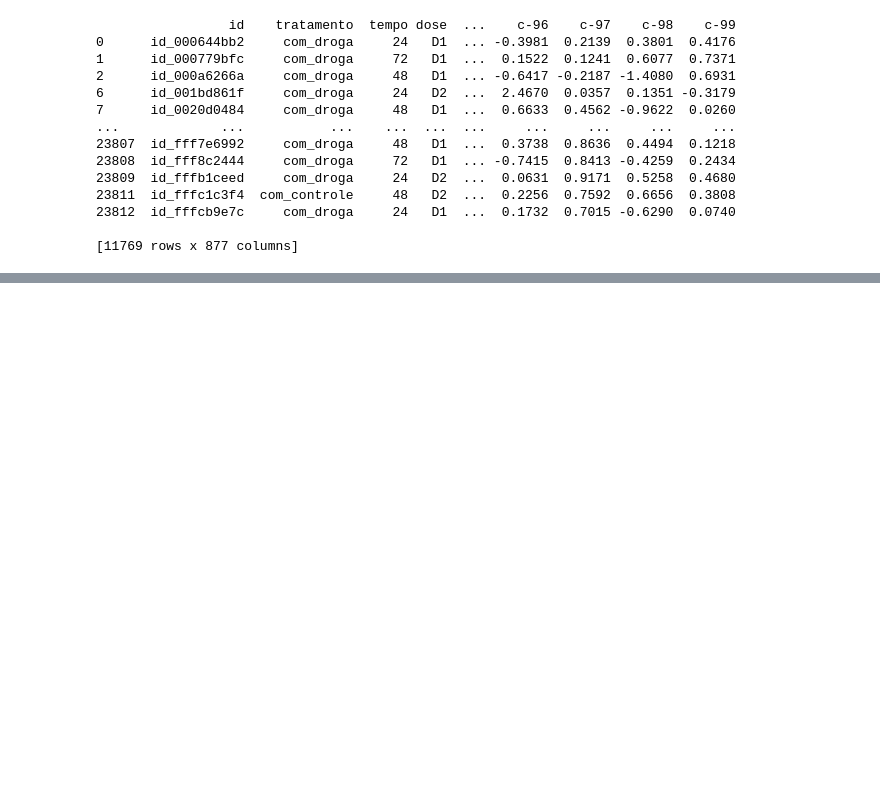
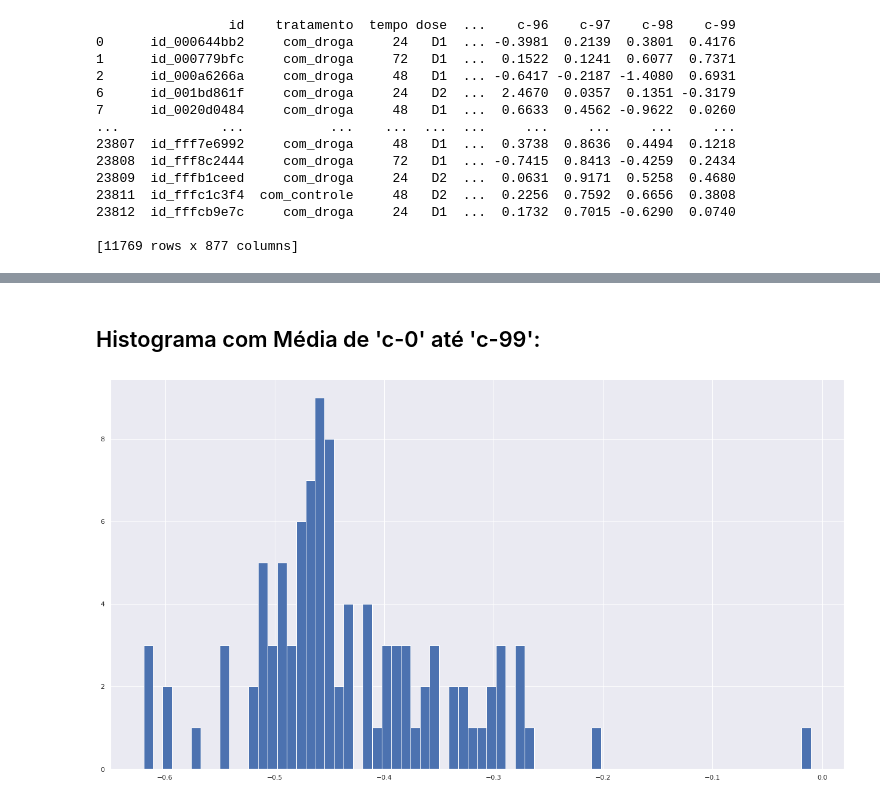
Before and after one commit to RFFSoftwareEngineering/DataScienceProject, a Jupyter notebook: DataScienceProject.ipynb, the cells around one changed output, grey strips where cells are left out. Saved outputs shown, nothing was run; the diff lists cells and outputs as text; code cells hidden in the pictures; blank space fills up the shorter version.

```diff
--- a/DataScienceProject.ipynb
+++ b/DataScienceProject.ipynb
@@ -170,0 +264,7 @@ Até aqui ja podemos observar como essa base de dados oferece uma ampla gama de
+# %% [markdown]
+## Histograma com Média de 'c-0' até 'c-99':
+# %%
+plt.figure(figsize = (22, 12))
+hist3 = dados.loc[:, "c-0" : "c-99"].describe().T["mean"].hist(bins = 70)
+# %% [output]
+[figure, added]
```
Also changed, not shown: parts of 21 cells of this notebook.
